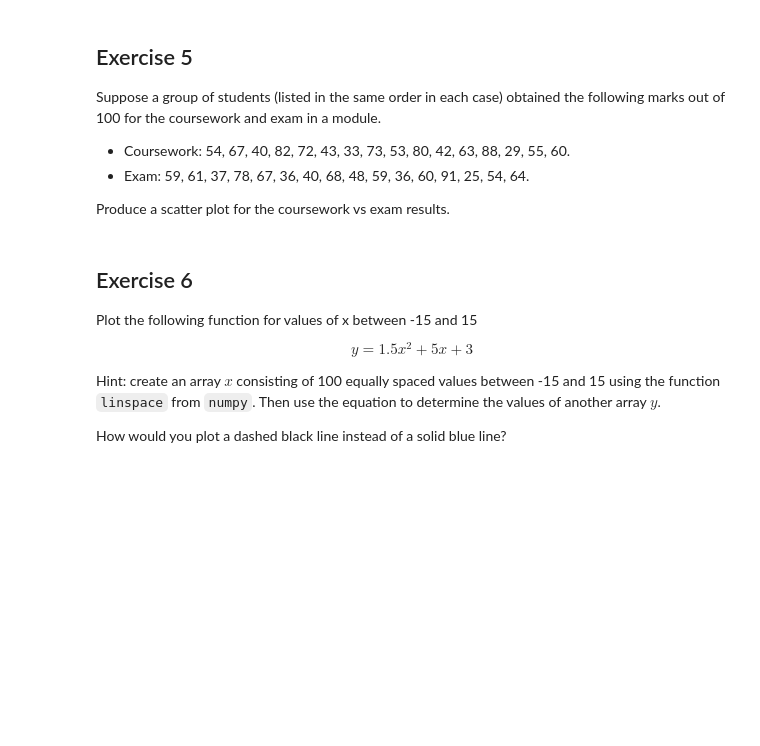
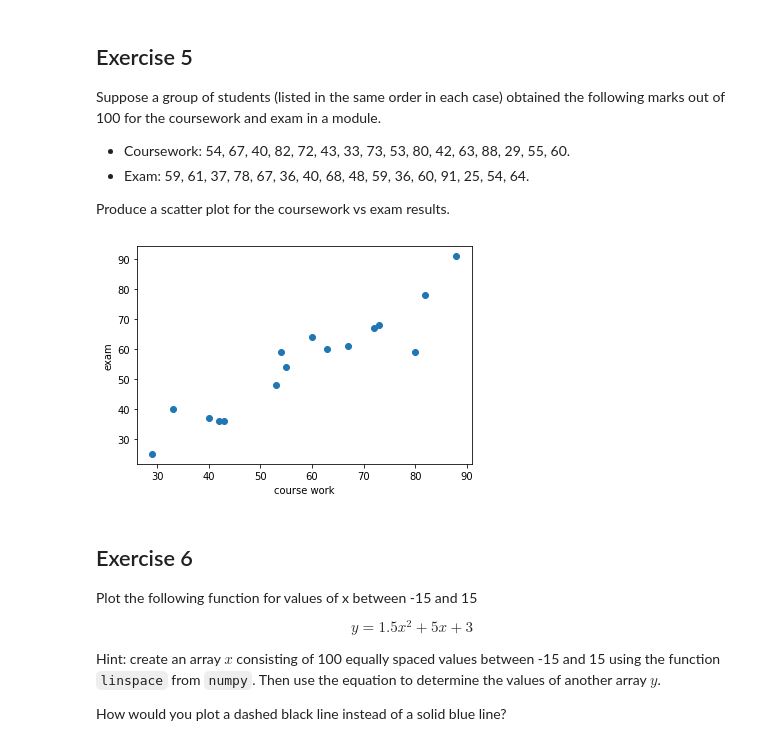
Before and after one commit to randomCui/UIP_ML, a Jupyter notebook: Lab Practical 1.0 Introduction.ipynb, the cells around one changed output. Drawn from its saved outputs; the diff is of its cells as text; code cells hidden in the pictures; blank space fills up the shorter version.

```diff
--- a/Lab Practical 1.0 Introduction.ipynb
+++ b/Lab Practical 1.0 Introduction.ipynb
@@ -197,6 +305,19 @@ Suppose a group of students (listed in the same order in each case) obtained the
 - Exam:       59, 61, 37, 78, 67, 36, 40, 68, 48, 59, 36, 60, 91, 25, 54, 64.
 
 Produce a scatter plot for the coursework vs exam results.
+# %%
+import numpy as np
+import matplotlib.pyplot as plt
+
+course_work = [54, 67, 40, 82, 72, 43, 33, 73, 53, 80, 42, 63, 88, 29, 55, 60]
+exam = [59, 61, 37, 78, 67, 36, 40, 68, 48, 59, 36, 60, 91, 25, 54, 64]
+
+plt.scatter(course_work, exam)
+plt.xlabel('course work')
+plt.ylabel('exam')
+plt.show()
+# %% [output]
+[figure, added]
 # %% [markdown]
 ## Exercise 6
 Plot the following function for values of x between -15 and 15
```
Also changed, not shown: parts of 11 cells of this notebook, 2 other files.
